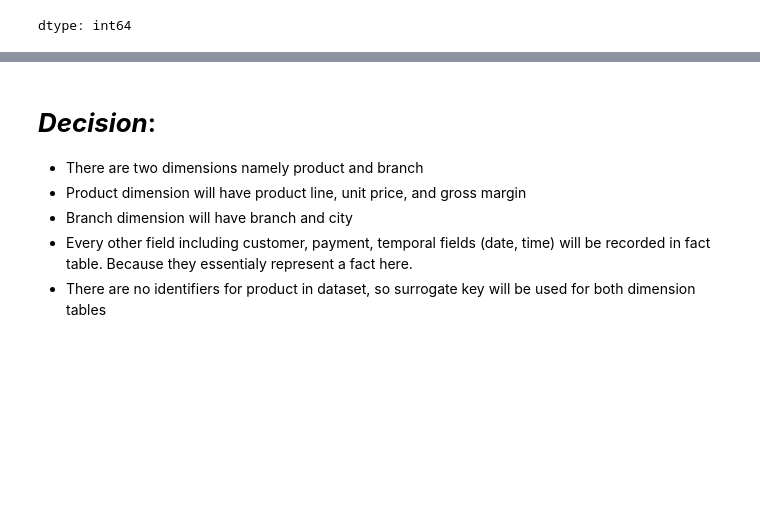
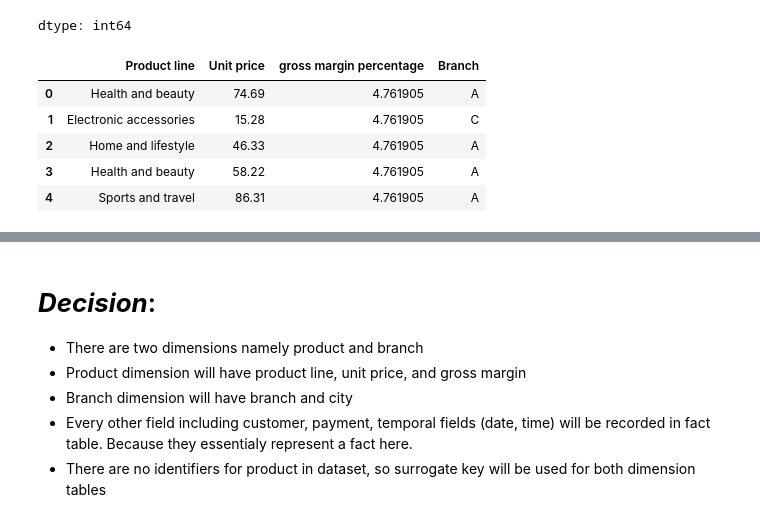
Before and after one commit to rampk57/supermarket-datapipline, a Jupyter notebook: data_profiling/Data_profiling.ipynb, the cells around one changed output, grey strips where cells are left out. Cells and saved outputs as stored; diff of their text form; code cells hidden in the pictures; blank space fills up the shorter version.

```diff
--- a/data_profiling/Data_profiling.ipynb
+++ b/data_profiling/Data_profiling.ipynb
@@ -310,0 +313,9 @@ dtype: int64
+# %%
+product_branch.head()
+# %% [output]
+|  | Product line | Unit price | gross margin percentage | Branch |
+| 0 | Health and beauty | 74.69 | 4.761905 | A |
+| 1 | Electronic accessories | 15.28 | 4.761905 | C |
+| 2 | Home and lifestyle | 46.33 | 4.761905 | A |
+| 3 | Health and beauty | 58.22 | 4.761905 | A |
+| 4 | Sports and travel | 86.31 | 4.761905 | A |
```
Also changed, not shown: parts of 4 cells of this notebook, 1 other file.
